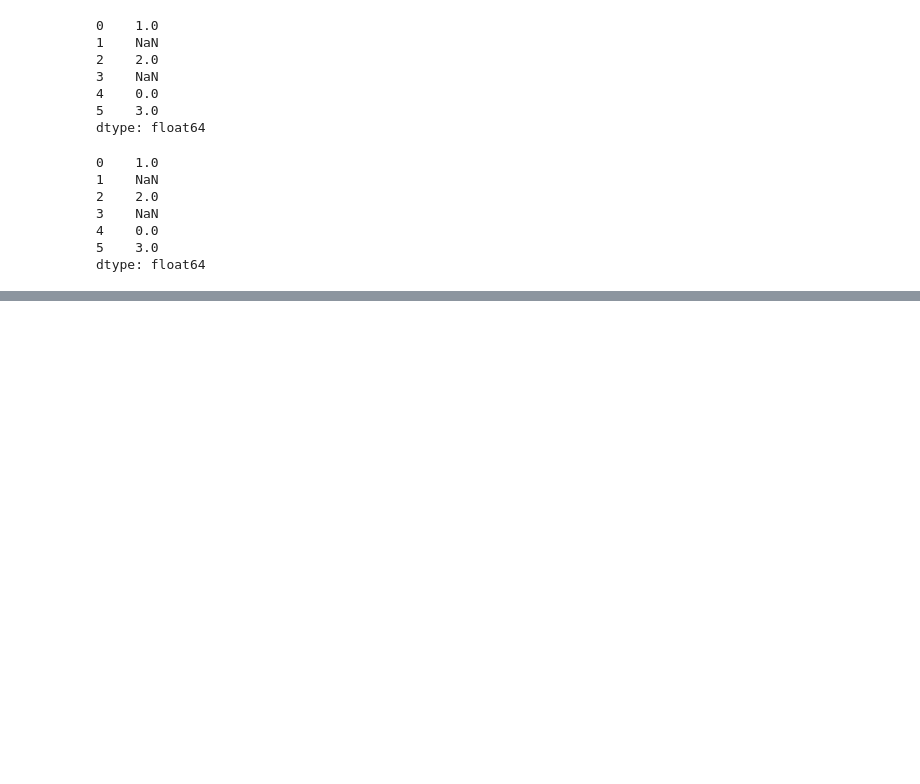
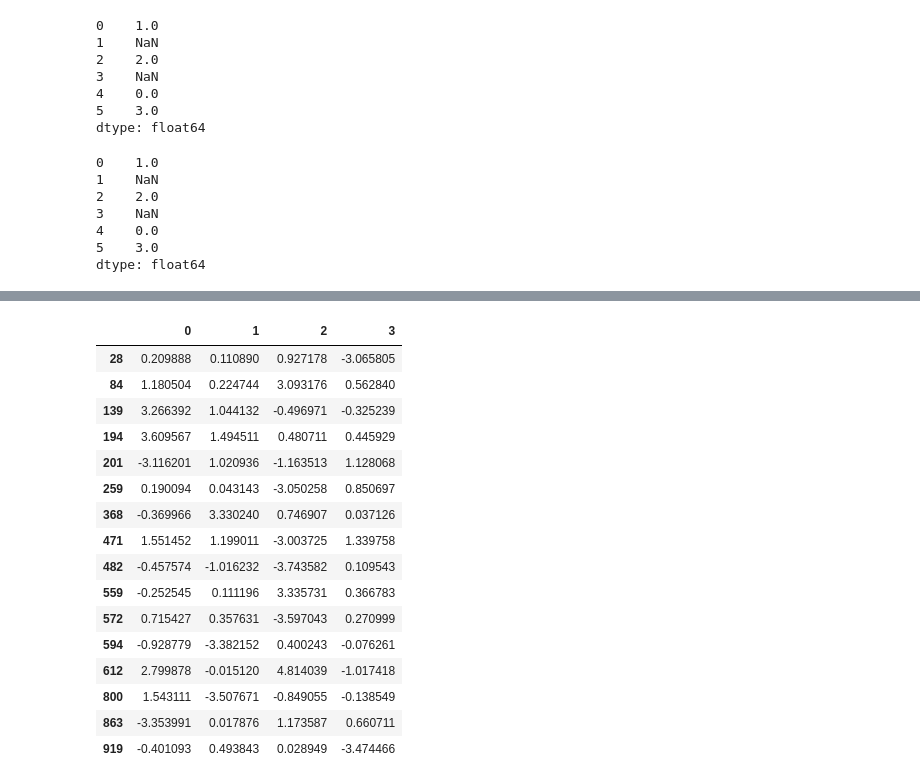
Before and after one commit to thamidu02/ML-With-python, a Jupyter notebook: Data Cleaning and Preparation.ipynb, the cells around one changed output, grey strips where cells are left out. Cells and saved outputs as stored; diff of their text form; code cells hidden in the pictures; blank space fills up the shorter version.

```diff
--- a/Data Cleaning and Preparation.ipynb
+++ b/Data Cleaning and Preparation.ipynb
@@ -421,0 +510,3 @@ dtype: float64
+# %%
+data=pd.DataFrame(np.random.standard_normal((1000,4)))
+data.describe()
@@ -421,0 +536,22 @@ dtype: float64
+# %%
+# To select all rows having a value exceeding 3 or –3, you can use the any method on a Boolean DataFrame
+
+data[(data.abs()>3).any(axis="columns")] # The parentheses around data.abs() > 3 are necessary in order to call the any method on the result of the comparison operation
+# %% [output]
+|  | 0 | 1 | 2 | 3 |
+| 28 | 0.209888 | 0.110890 | 0.927178 | -3.065805 |
+| 84 | 1.180504 | 0.224744 | 3.093176 | 0.562840 |
+| 139 | 3.266392 | 1.044132 | -0.496971 | -0.325239 |
+| 194 | 3.609567 | 1.494511 | 0.480711 | 0.445929 |
+| 201 | -3.116201 | 1.020936 | -1.163513 | 1.128068 |
+| 259 | 0.190094 | 0.043143 | -3.050258 | 0.850697 |
+| 368 | -0.369966 | 3.330240 | 0.746907 | 0.037126 |
+| 471 | 1.551452 | 1.199011 | -3.003725 | 1.339758 |
+| 482 | -0.457574 | -1.016232 | -3.743582 | 0.109543 |
+| 559 | -0.252545 | 0.111196 | 3.335731 | 0.366783 |
+| 572 | 0.715427 | 0.357631 | -3.597043 | 0.270999 |
+| 594 | -0.928779 | -3.382152 | 0.400243 | -0.076261 |
+| 612 | 2.799878 | -0.015120 | 4.814039 | -1.017418 |
+| 800 | 1.543111 | -3.507671 | -0.849055 | -0.138549 |
+| 863 | -3.353991 | 0.017876 | 1.173587 | 0.660711 |
+| 919 | -0.401093 | 0.493843 | 0.028949 | -3.474466 |
```
Also changed, not shown: parts of 48 cells of this notebook, 4 other files.
